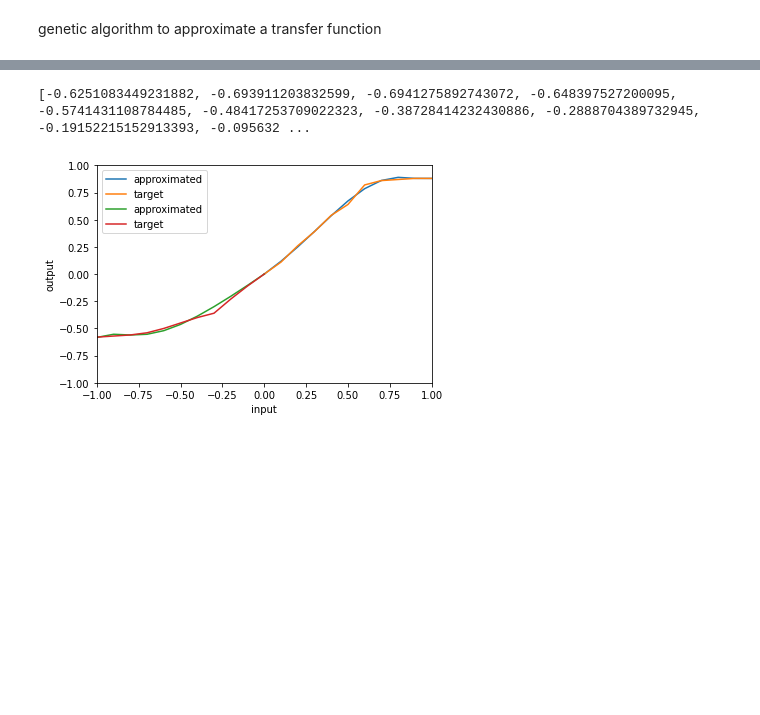
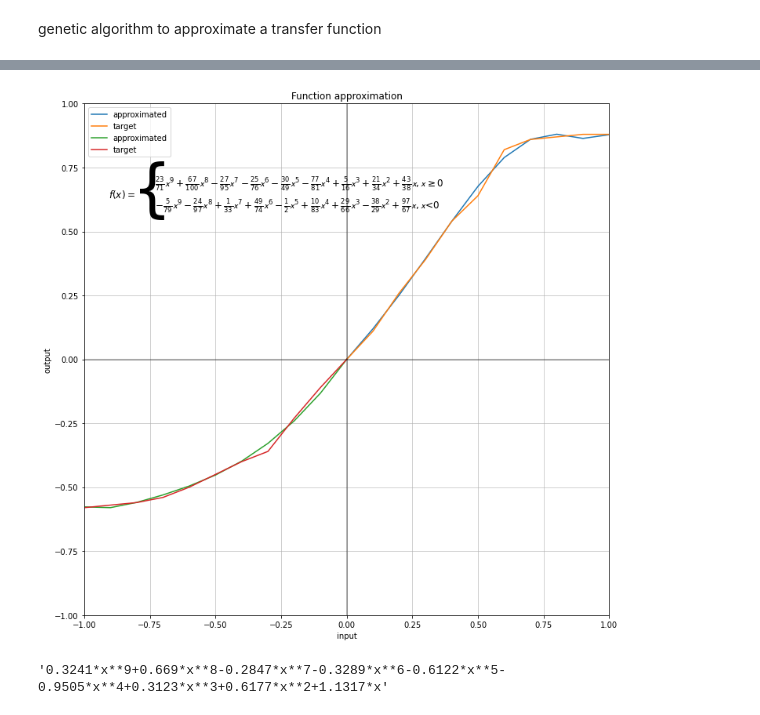
Before and after one commit to jkarenko/Function-Approximation, a Jupyter notebook: Function_Approximation.ipynb, the cells around one changed output, grey strips where cells are left out. Saved outputs shown, nothing was run; the diff lists cells and outputs as text; code cells hidden in the pictures; blank space fills up the shorter version.

```diff
--- a/Function_Approximation.ipynb
+++ b/Function_Approximation.ipynb
@@ -21,7 +23,7 @@ target_neg = {
     0: 0,
 }
 target_pos = {
-    0: 0,
+    0.: 0.,
     .1: .11,
     .2: .26,
     .3: .39,
@@ -34,4 +36,5 @@ target_pos = {
     1: .88
 }
 
-#list(target.values())
+pos = list(target_pos.values())
+np.asarray(pos)*.5
@@ -38,3 +43,0 @@ target_pos = {
-# %%
-for i, k in enumerate({.1:.3, .4:.56}):
-  print(i, k)
@@ -60,9 +88,12 @@ class Genome:
 # %%
 def f(input, n):
   equation = ""
-  for nth in n:
+  for i, nth in enumerate(n):
     value = n[nth]
-    equation = f" + {value} * {input} ** {nth}" + equation
+    equation = f"{value} * {input} ** {nth}" + equation
+    if i < len(n) - 1:
+      equation = " + " + equation
+  #print(equation)
   return eval(equation)
 #res = f(0.1, {1: .23, 2: .6, 3: .83})
 #print(res)
@@ -161,4 +174,0 @@ Values from input:
-# %%
-print(list(winner.lookup_table.values()))
-# %% [output]
-[-0.6251083449231882, -0.693911203832599, -0.6941275892743072, -0.648397527200095, -0.5741431108784485, -0.48417253709022323, -0.38728414232430886, -0.2888704389732945, -0.19152215152913393, -0.095632 ...
@@ -165,25 +177,48 @@ print(list(winner.lookup_table.values()))
 # %%
+winner = approximate_function()
 input_pos = list(winner[0].lookup_table.keys())
 output_pos = list(winner[0].lookup_table.values())
 target_values_pos = list(target_pos.values())
 
 input_neg = list(winner[1].lookup_table.keys())
 output_neg = list(winner[1].lookup_table.values())
 target_values_neg = list(target_neg.values())
 
+equation_pos = winner[0].get_equation()
+equation_neg = winner[1].get_equation()
+
+plt.figure(figsize=(12,12))
+
+plt.title(r"Function approximation")
+
 plt.plot(input_pos, output_pos, label="approximated")
 plt.plot(input_pos, target_values_pos, label="target")
 
 plt.plot(input_neg, output_neg, label="approximated")
 plt.plot(input_neg, target_values_neg, label="target")
 
+x = 12/100
+y = 80/100
+
+plt.annotate("$f(x) = $", xy=(x, y), xycoords="figure fraction", fontsize=12)
+plt.annotate("$\{$", xy=(x + 4/100, y -2/100), xycoords="figure fraction", fontsize=80)
+plt.annotate("$"+equation_pos+", \mathcal{x} \geq 0$", xy=(x + 8/100, y + 2/100), xycoords="figure fraction", fontsize=12)
+plt.annotate("$"+equation_neg+", \mathcal{x} \less 0$", xy=(x + 8/100, y + -2/100), xycoords="figure fraction", fontsize=12)
+
+plt.grid(alpha=.75)
+plt.axhline(color="black", alpha=.4)
+plt.axvline(color="black", alpha=.4)
 plt.legend()
 
 plt.xlim(-1, 1)
 plt.ylim(-1, 1)
 
 plt.ylabel("output")
 plt.xlabel("input")
 plt.show()
 # %% [output]
-[figure, old version]
+[figure, new version]
+# %%
+winner[0].get_equation_math()
+# %% [output]
+'0.3241*x**9+0.669*x**8-0.2847*x**7-0.3289*x**6-0.6122*x**5-0.9505*x**4+0.3123*x**3+0.6177*x**2+1.1317*x'
```
Also changed, not shown: parts of 6 cells of this notebook.
